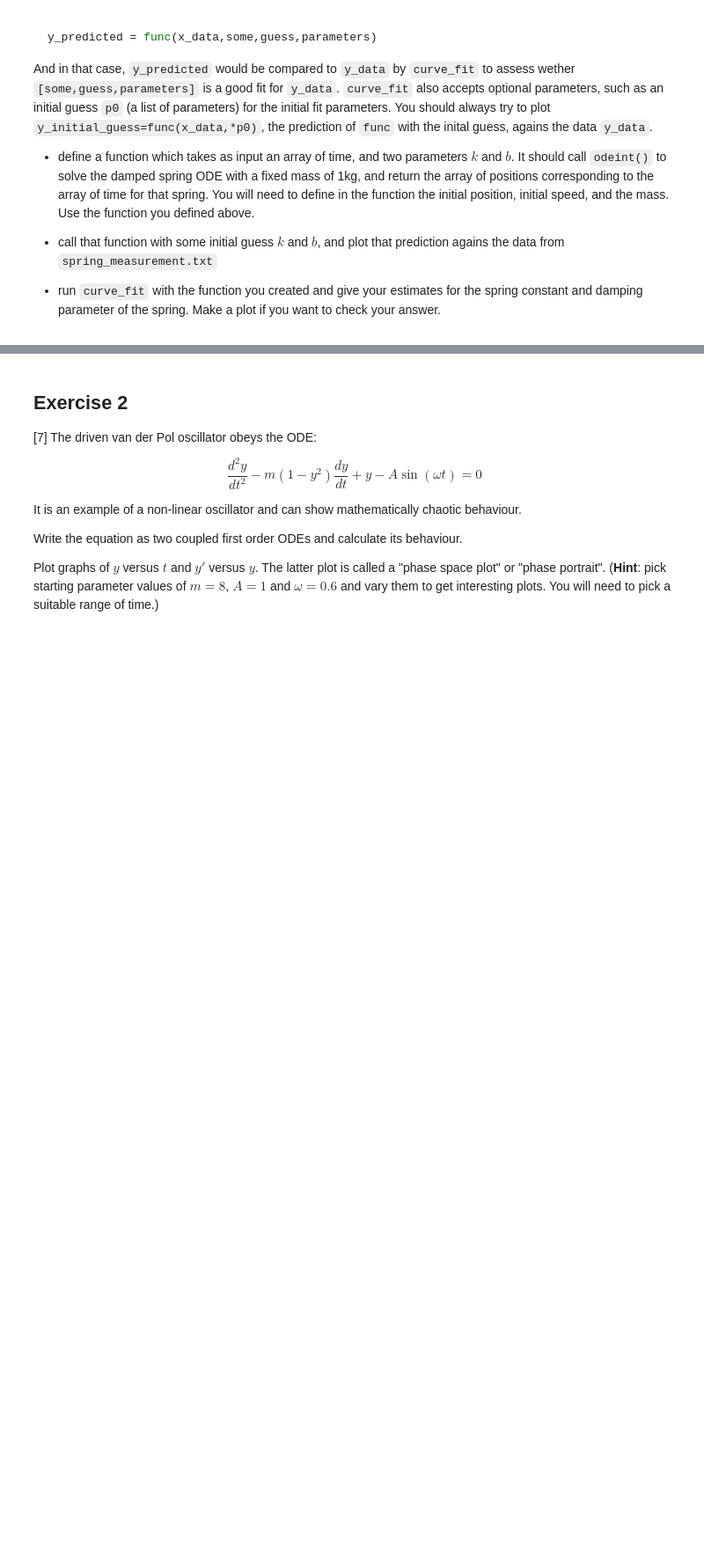
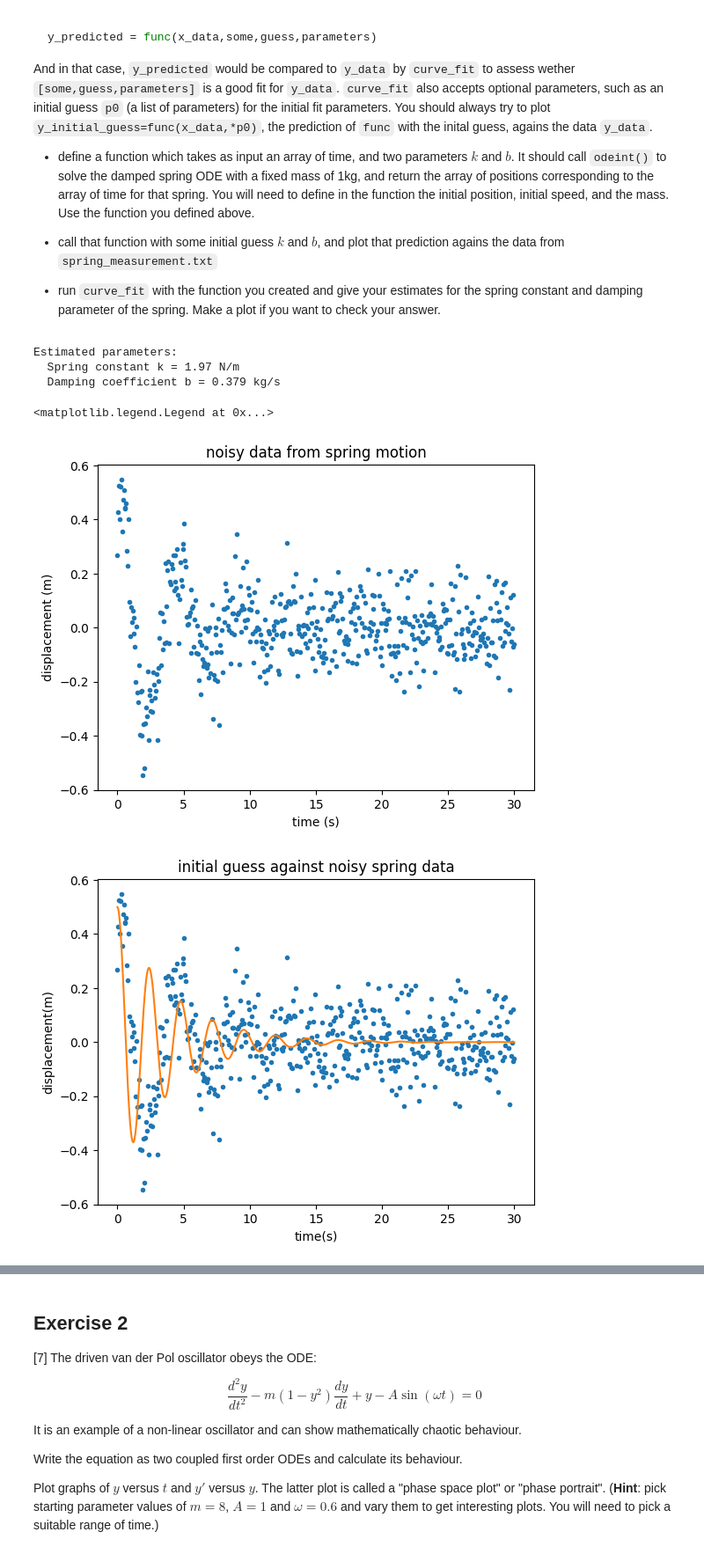
Before and after one commit to PX2145-2025/week-8-b-lloydCallum, a Jupyter notebook: ODEs.ipynb, the cells around one changed output, grey strips where cells are left out. Shown at 88% size. Saved outputs shown, nothing was run; the diff lists cells and outputs as text; code cells hidden in the pictures; blank space fills up the shorter version.

```diff
--- a/ODEs.ipynb
+++ b/ODEs.ipynb
@@ -327,3 +328,67 @@ And in that case, `y_predicted` would be compared to `y_data` by `curve_fit` to
 - call that function with some initial guess $k$ and $b$, and plot that prediction agains the data from `spring_measurement.txt`
 
 - run `curve_fit` with the function you created and give your estimates for the spring constant and damping parameter of the spring. Make a plot if you want to check your answer.
+# %%
+import numpy as np
+import matplotlib.pyplot as plt
+from scipy.integrate import odeint
+from scipy.optimize import curve_fit
+
+#loading the data
+data = np.loadtxt('spring_measurement.txt')
+time = data[:,0]
+position = data[:,1]
+
+plt.figure()
+plt.plot(time,position, '.', label = 'measurement noise')
+plt.xlabel('time (s)')
+plt.ylabel('displacement (m)')
+plt.title('noisy data from spring motion')
+
+#defining the springs ODE
+def spring_ode(y,t,k,b,m):
+  dydt = y[1]
+  dvdt = -(k/m)*y[0] - (b/m)*y[1]
+  return(dydt,dvdt)
+
+def fitting_spring(t,k,b):  #function needed to do the curve_fit
+  # Initial conditions
+  yinit = [0.5, 0.0] # initial displacement and initial velocity
+  m = 1
+# Solve ODE, passing (k,b,m) as extra arguments
+  y = odeint(spring_ode, yinit, t, args=(k,b,m))
+  return y[:,0]
+
+#guess valus for curve fit
+p0 = [7,0.5]
+p_guess = fitting_spring(time, *p0)
+popt,pcov = curve_fit(fitting_spring, time, position, p0)
+
+plt.figure()
+plt.plot(time,position,'.', label='noisy data')
+plt.plot(time, p_guess, '-', label="initial guess model")
+plt.xlabel('time(s)')
+plt.ylabel('displacement(m)')
+plt.title('initial guess against noisy spring data')
+
+k_fit, b_fit = popt
+print("Estimated parameters:")
+print(f"  Spring constant k = {k_fit:.3} N/m")
+print(f"  Damping coefficient b = {b_fit:.3} kg/s")
+
+y_fit = fitting_spring(time, k_fit, b_fit)
+
+plt.figure()
+plt.plot(time, position, '.', label="noisy data")
+plt.plot(time, y_fit, label='curve_fit')
+plt.xlabel("time (s)")
+plt.ylabel("displacement (m)")
+plt.title("Best Fit of Damped Spring Model")
+plt.legend()
+# %% [output]
+Estimated parameters:
+  Spring constant k = 1.97 N/m
+  Damping coefficient b = 0.379 kg/s
+<matplotlib.legend.Legend at 0x...>
+[figure, added]
+[figure, added]
```
Also changed, not shown: parts of 3 cells of this notebook.
